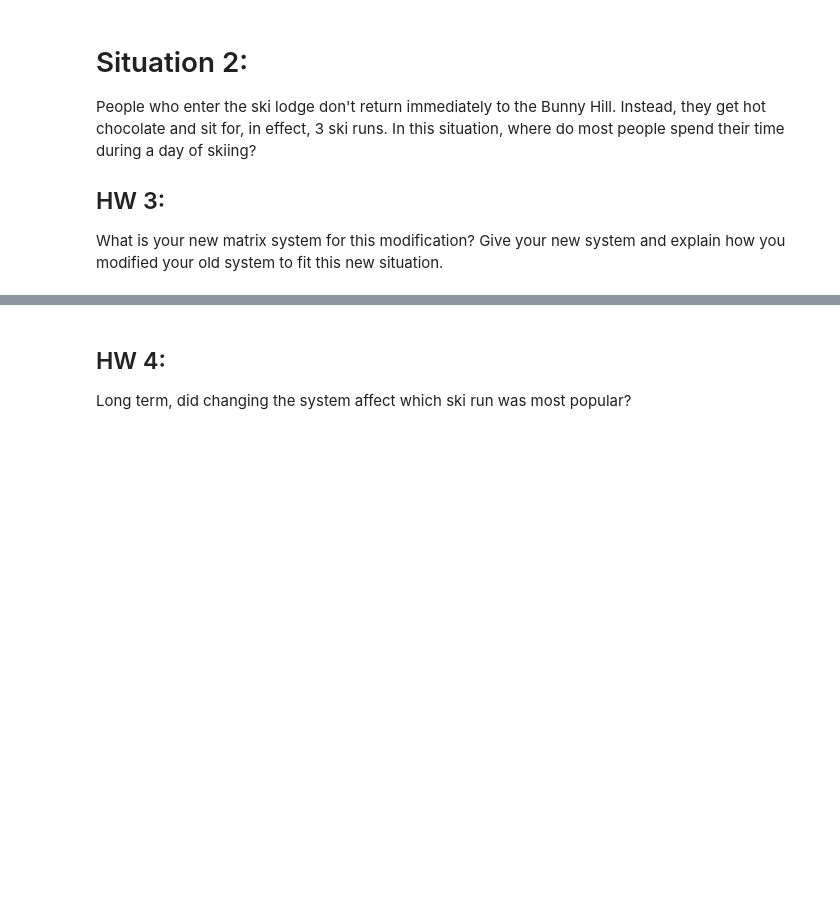
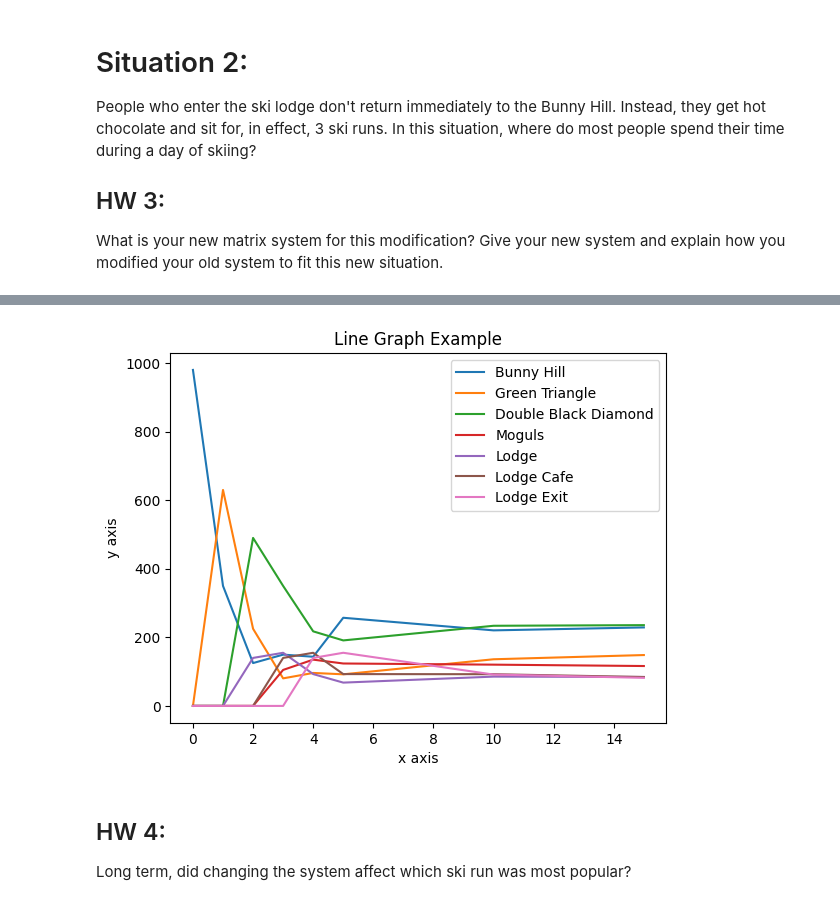
Before and after one commit to MadiRuch/MATH311_Linear_Algebra_Projects, a Jupyter notebook: The_Ski_Hill_Transition_Matrices_and_Markov_Chains.ipynb, the cells around one changed output, grey strips where cells are left out. Cells and saved outputs as stored; diff of their text form; code cells hidden in the pictures; blank space fills up the shorter version.

```diff
--- a/The_Ski_Hill_Transition_Matrices_and_Markov_Chains.ipynb
+++ b/The_Ski_Hill_Transition_Matrices_and_Markov_Chains.ipynb
@@ -154,3 +154,12 @@ People who enter the ski lodge don't return immediately to the Bunny Hill. Inste
 ## HW 3:
 
 What is your new matrix system for this modification?  Give your new system and explain how you modified your old system to fit this new situation.
+# %%
+M = np.matrix([[5/14, 0,   3/14, 2/14, 0, 0, 1],
+               [9/14, 0,      0,    0, 0, 0, 0],
+               [   0, 7/9, 5/14, 4/14, 0, 0, 0],
+               [   0,   0, 3/14, 8/14, 0, 0, 0],
+               [   0, 2/9, 3/14,    0, 0, 0, 0],
+               [   0,   0,    0,    0, 1, 0, 0],
+               [   0,   0,    0,    0, 0, 1, 0]])
+M
@@ -156,0 +181,11 @@ What is your new matrix system for this modification?  Give your new system and
+# %%
+#  The initial state of the system:
+x0 = np.matrix([[980], [0], [0], [0], [0], [0], [0]])
+
+#Make a matrix, where each column is the result
+#of applying the matrix multiple times to the initial state x0:
+
+X = np.c_[x0, M*x0, M**2 * x0, M**3 * x0, M**4 * x0, M**5 * x0, M**10 * x0, M**15 * x0]
+
+#print out the X matrix, rounding the entries to 2 decimal places
+print(X.round(2))
@@ -157,3 +200,22 @@ What is your new matrix system for this modification?  Give your new system and
+# %%
+import matplotlib.pyplot as plt
+
+x  = [0, 1, 2, 3, 4, 5, 10, 15]
+plt.plot(x, np.array(X[0])[0], label="Bunny Hill")
+plt.plot(x, np.array(X[1])[0], label="Green Triangle")
+plt.plot(x, np.array(X[2])[0], label="Double Black Diamond")
+plt.plot(x, np.array(X[3])[0], label="Moguls")
+plt.plot(x, np.array(X[4])[0], label="Lodge")
+plt.plot(x, np.array(X[5])[0], label="Lodge Cafe")
+plt.plot(x, np.array(X[6])[0], label="Lodge Exit")
+
+plt.xlabel("x axis")  # Update this label
+plt.ylabel("y axis")  # Update this label
+plt.title("Line Graph Example")  # Update the title
+plt.legend()
+plt.show()
+# %% [output]
+[figure, added]
 # %% [markdown]
 ## HW 4:
 
```
Also changed, not shown: parts of 2 cells of this notebook.
